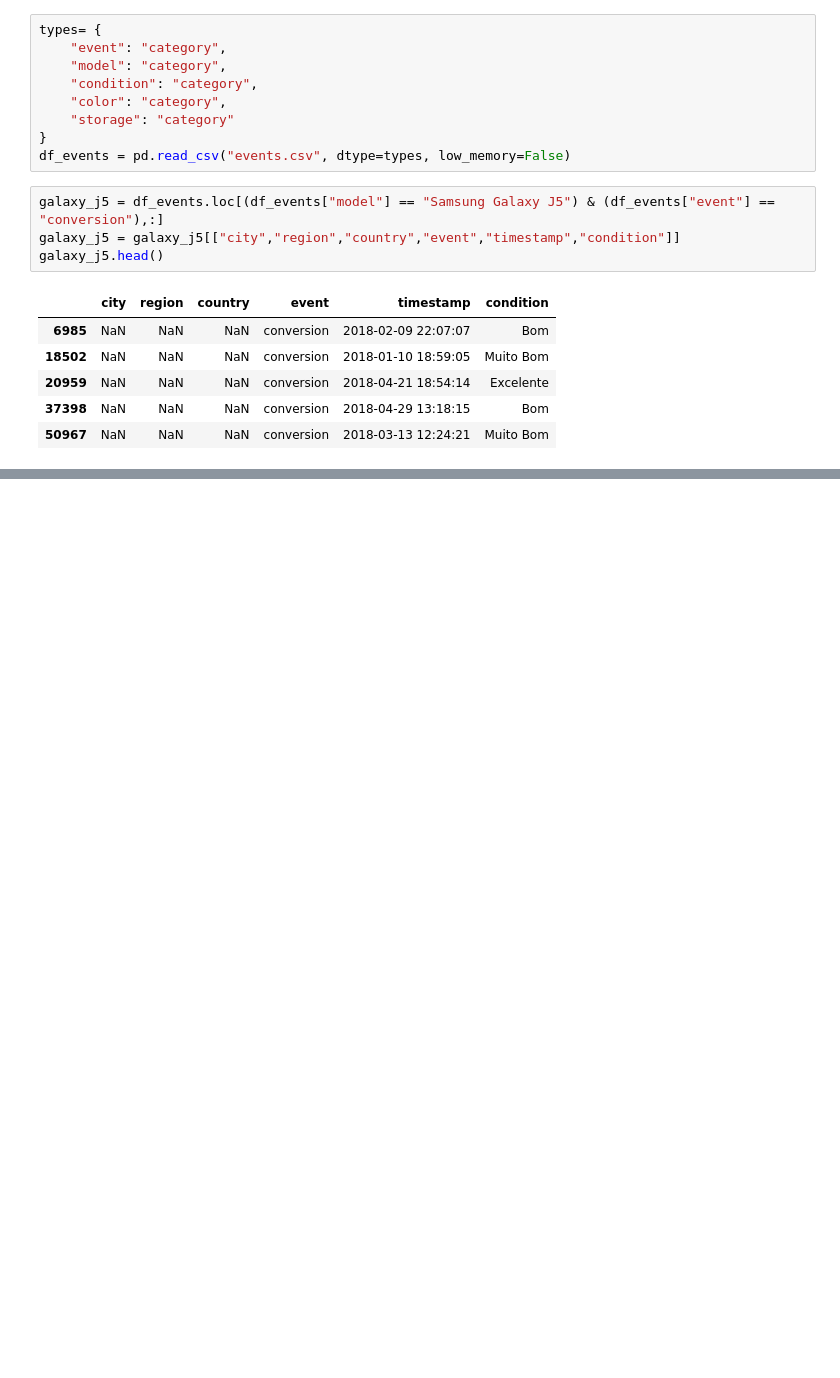
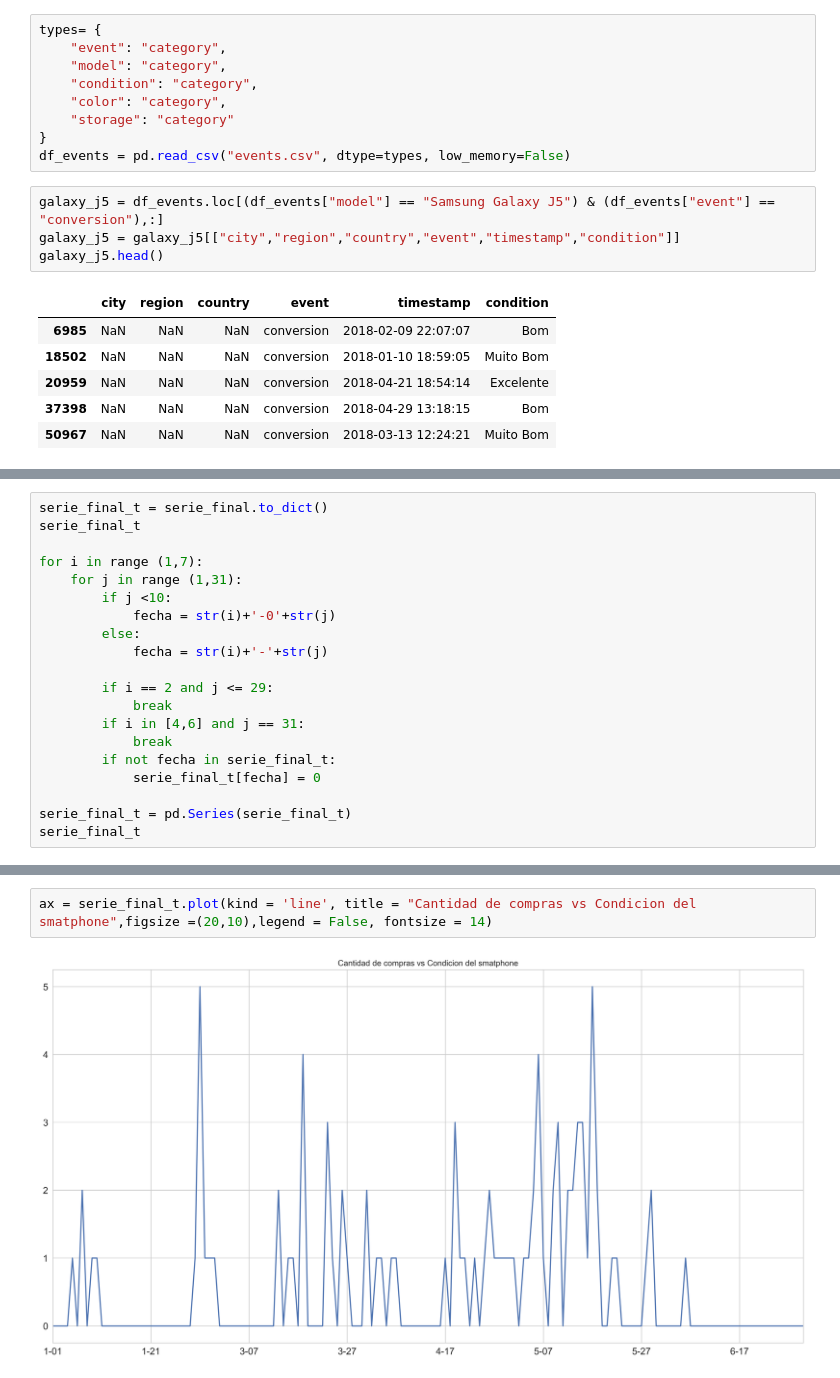
Before and after one commit to ConstanzaGonzalez/DatataFrita, a Jupyter notebook: tp/Compras del Galaxy J5.ipynb, the cells around one changed output, grey strips where cells are left out. Saved outputs shown, nothing was run; the diff lists cells and outputs as text; blank space fills up the shorter version.

```diff
--- a/tp/Compras del Galaxy J5.ipynb
+++ b/tp/Compras del Galaxy J5.ipynb
@@ -109,0 +95,20 @@ Name: timestamp, Length: 88, dtype: object
+# %%
+serie_final_t = serie_final.to_dict()
+serie_final_t
+
+for i in range (1,7):
+    for j in range (1,31):
+        if j <10:
+            fecha = str(i)+'-0'+str(j)
+        else:
+            fecha = str(i)+'-'+str(j)
+
+        if i == 2 and j <= 29:
+            break
+        if i in [4,6] and j == 31:
+            break
+        if not fecha in serie_final_t:
+            serie_final_t[fecha] = 0
+
+serie_final_t = pd.Series(serie_final_t)
+serie_final_t
@@ -109,0 +133,4 @@ Name: timestamp, Length: 88, dtype: object
+# %%
+ax = serie_final_t.plot(kind = 'line', title = "Cantidad de compras vs Condicion del smatphone",figsize =(20,10),legend = False, fontsize = 14)
+# %% [output]
+[figure, added]
```
Also changed, not shown: parts of 6 cells of this notebook, 2 other files.
